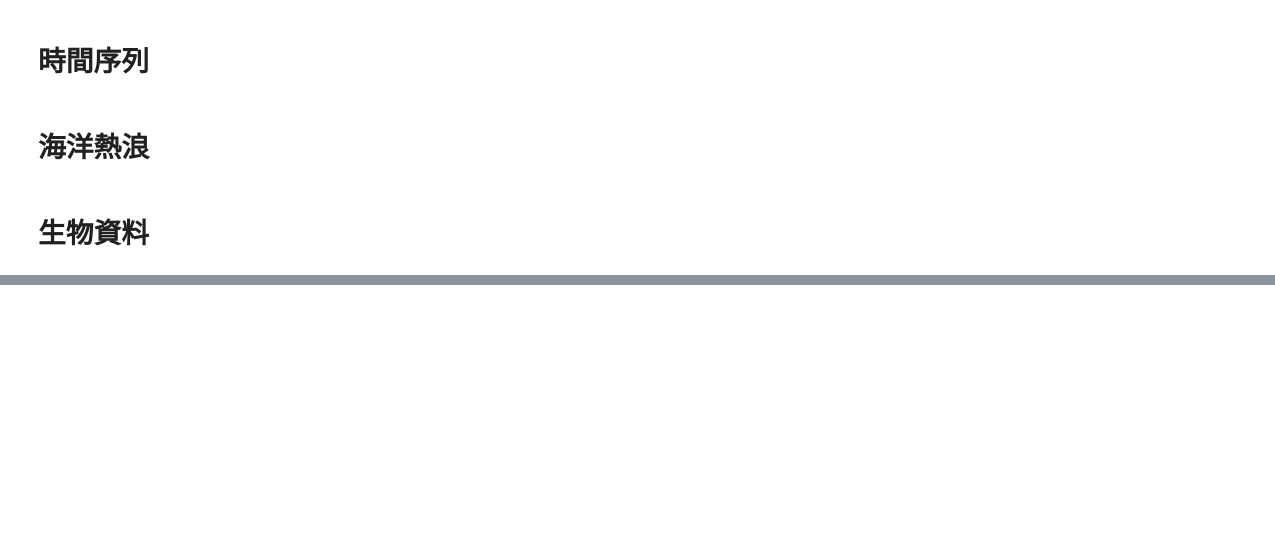
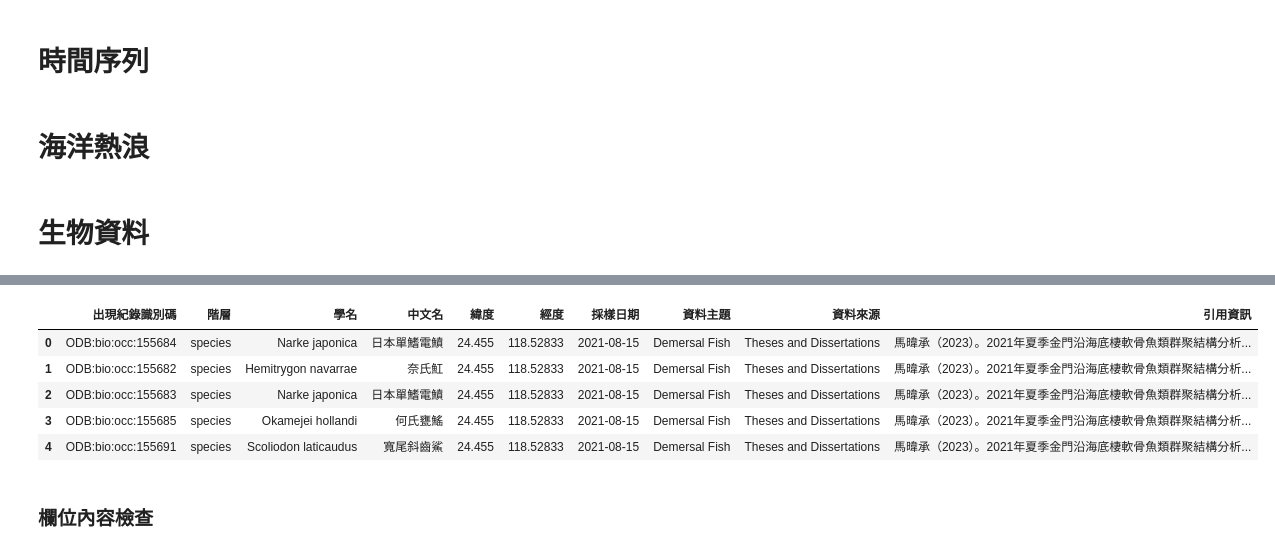
Before and after one commit to ODBapp/2025_NODASS_workshop, a Jupyter notebook: src/odb.ipynb, the cells around one changed output, grey strips where cells are left out. Cells and saved outputs as stored; diff of their text form; code cells hidden in the pictures; blank space fills up the shorter version.

```diff
--- a/src/odb.ipynb
+++ b/src/odb.ipynb
@@ -527,0 +551,13 @@ plt.show()
+# %%
+# ODB
+odb = pd.read_csv('biodata_ODB_deepfish.csv')
+odb.head()
+# %% [output]
+|  | 出現紀錄識別碼 | 階層 | 學名 | 中文名 | 緯度 | 經度 | 採樣日期 | 資料主題 | 資料來源 | 引用資訊 |
+| 0 | ODB:bio:occ:155684 | species | Narke japonica | 日本單鰭電鱝 | 24.455 | 118.52833 | 2021-08-15 | Demersal Fish | Theses and Dissertations | 馬暐承（2023）。2021年夏季金門沿海底棲軟骨魚類群聚結構分析... |
+| 1 | ODB:bio:occ:155682 | species | Hemitrygon navarrae | 奈氏魟 | 24.455 | 118.52833 | 2021-08-15 | Demersal Fish | Theses and Dissertations | 馬暐承（2023）。2021年夏季金門沿海底棲軟骨魚類群聚結構分析... |
+| 2 | ODB:bio:occ:155683 | species | Narke japonica | 日本單鰭電鱝 | 24.455 | 118.52833 | 2021-08-15 | Demersal Fish | Theses and Dissertations | 馬暐承（2023）。2021年夏季金門沿海底棲軟骨魚類群聚結構分析... |
+| 3 | ODB:bio:occ:155685 | species | Okamejei hollandi | 何氏甕鰩 | 24.455 | 118.52833 | 2021-08-15 | Demersal Fish | Theses and Dissertations | 馬暐承（2023）。2021年夏季金門沿海底棲軟骨魚類群聚結構分析... |
+| 4 | ODB:bio:occ:155691 | species | Scoliodon laticaudus | 寬尾斜齒鯊 | 24.455 | 118.52833 | 2021-08-15 | Demersal Fish | Theses and Dissertations | 馬暐承（2023）。2021年夏季金門沿海底棲軟骨魚類群聚結構分析... |
+# %% [markdown]
+### 欄位內容檢查
```
Also changed, not shown: parts of 25 cells of this notebook.
